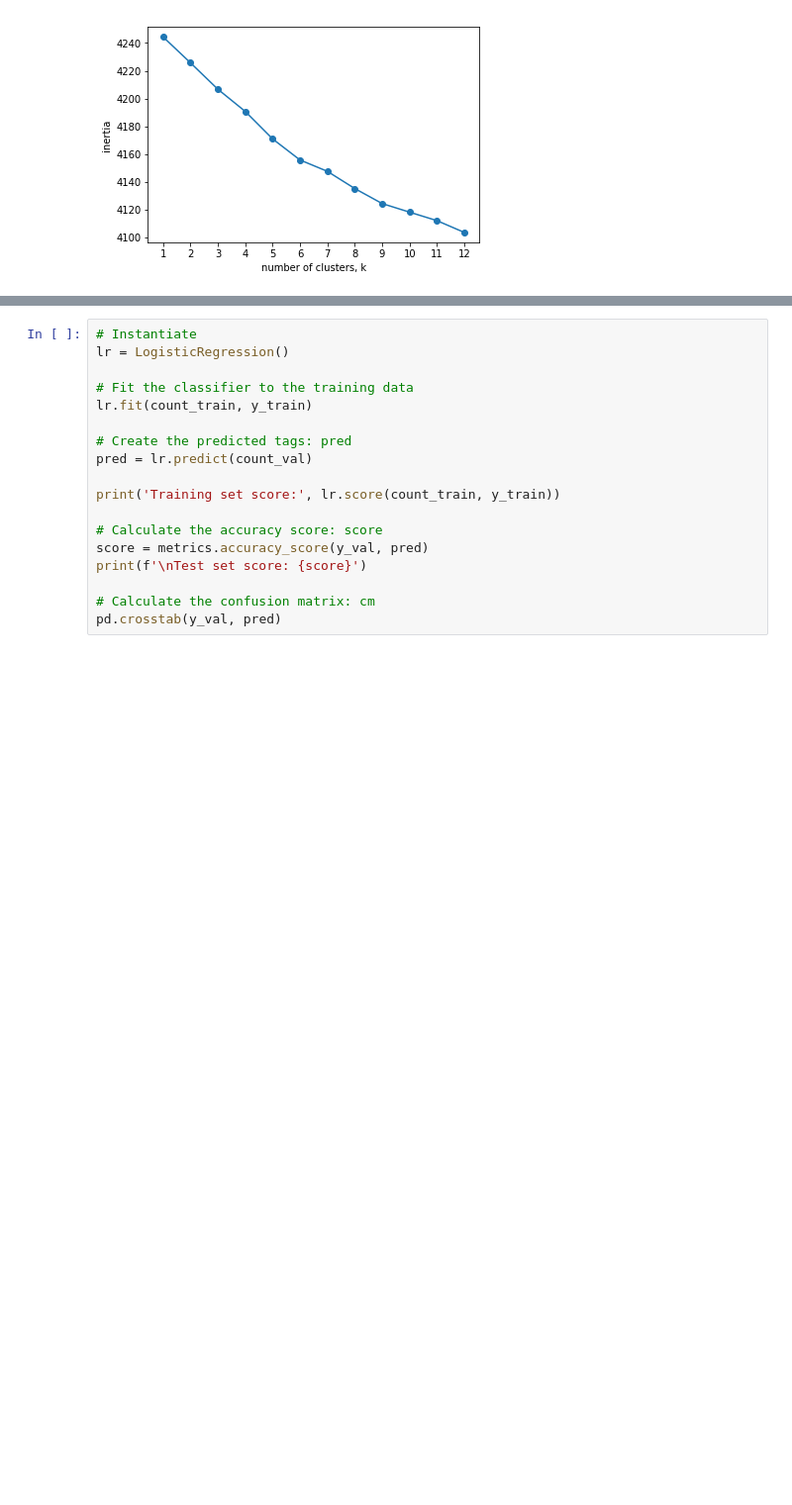
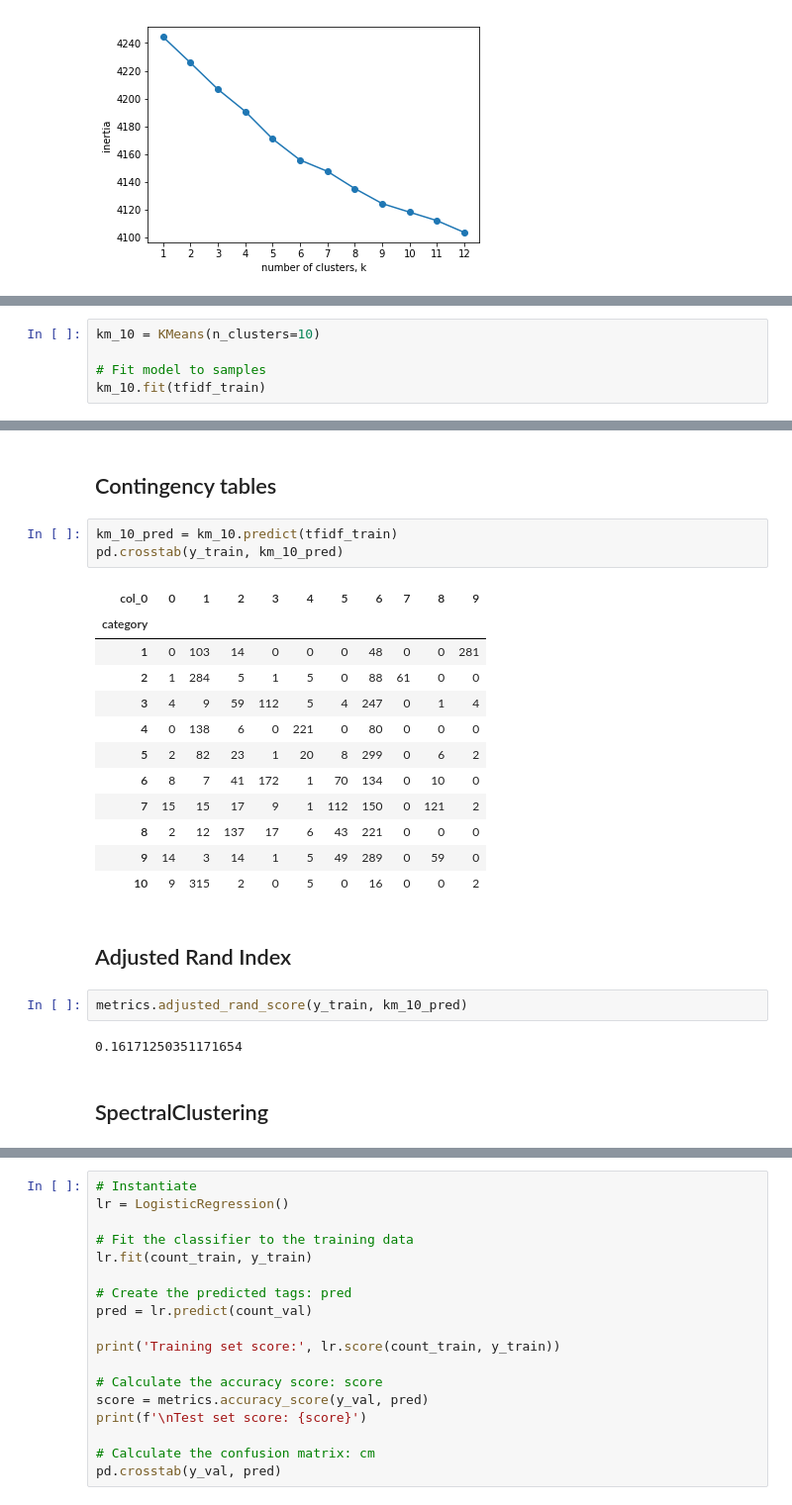
Before and after one commit to brendanmcgivern/data-science, a Jupyter notebook: NLP/unsupervised_capstone-V2.ipynb, the cells around one changed output, grey strips where cells are left out. Shown: that part at 99% size. Saved outputs shown, nothing was run; the diff lists cells and outputs as text; blank space fills up the shorter version.

```diff
--- a/NLP/unsupervised_capstone-V2.ipynb
+++ b/NLP/unsupervised_capstone-V2.ipynb
@@ -359,0 +411,5 @@ plt.show()
+# %%
+km_10 = KMeans(n_clusters=10)
+
+# Fit model to samples
+km_10.fit(tfidf_train)
@@ -359,0 +429,26 @@ plt.show()
+# %% [markdown]
+## Contingency tables
+# %%
+km_10_pred = km_10.predict(tfidf_train)
+pd.crosstab(y_train, km_10_pred)
+# %% [output]
+| col_0 | 0 | 1 | 2 | 3 | 4 | 5 | 6 | 7 | 8 | 9 |
+| category |  |  |  |  |  |  |  |  |  |  |
+| 1 | 0 | 103 | 14 | 0 | 0 | 0 | 48 | 0 | 0 | 281 |
+| 2 | 1 | 284 | 5 | 1 | 5 | 0 | 88 | 61 | 0 | 0 |
+| 3 | 4 | 9 | 59 | 112 | 5 | 4 | 247 | 0 | 1 | 4 |
+| 4 | 0 | 138 | 6 | 0 | 221 | 0 | 80 | 0 | 0 | 0 |
+| 5 | 2 | 82 | 23 | 1 | 20 | 8 | 299 | 0 | 6 | 2 |
+| 6 | 8 | 7 | 41 | 172 | 1 | 70 | 134 | 0 | 10 | 0 |
+| 7 | 15 | 15 | 17 | 9 | 1 | 112 | 150 | 0 | 121 | 2 |
+| 8 | 2 | 12 | 137 | 17 | 6 | 43 | 221 | 0 | 0 | 0 |
+| 9 | 14 | 3 | 14 | 1 | 5 | 49 | 289 | 0 | 59 | 0 |
+| 10 | 9 | 315 | 2 | 0 | 5 | 0 | 16 | 0 | 0 | 2 |
+# %% [markdown]
+## Adjusted Rand Index
+# %%
+metrics.adjusted_rand_score(y_train, km_10_pred)
+# %% [output]
+0.16171250351171654
+# %% [markdown]
+## SpectralClustering
```
Also changed, not shown: parts of 71 cells of this notebook.
